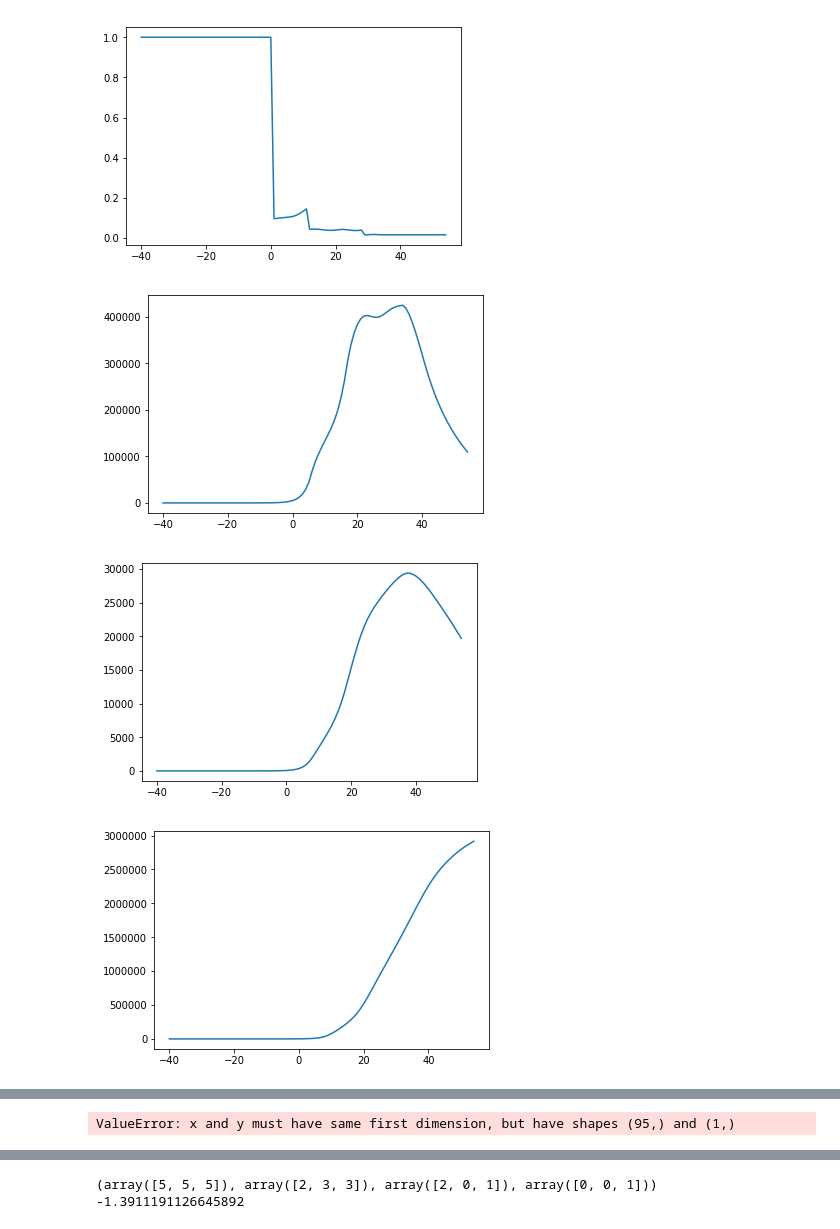
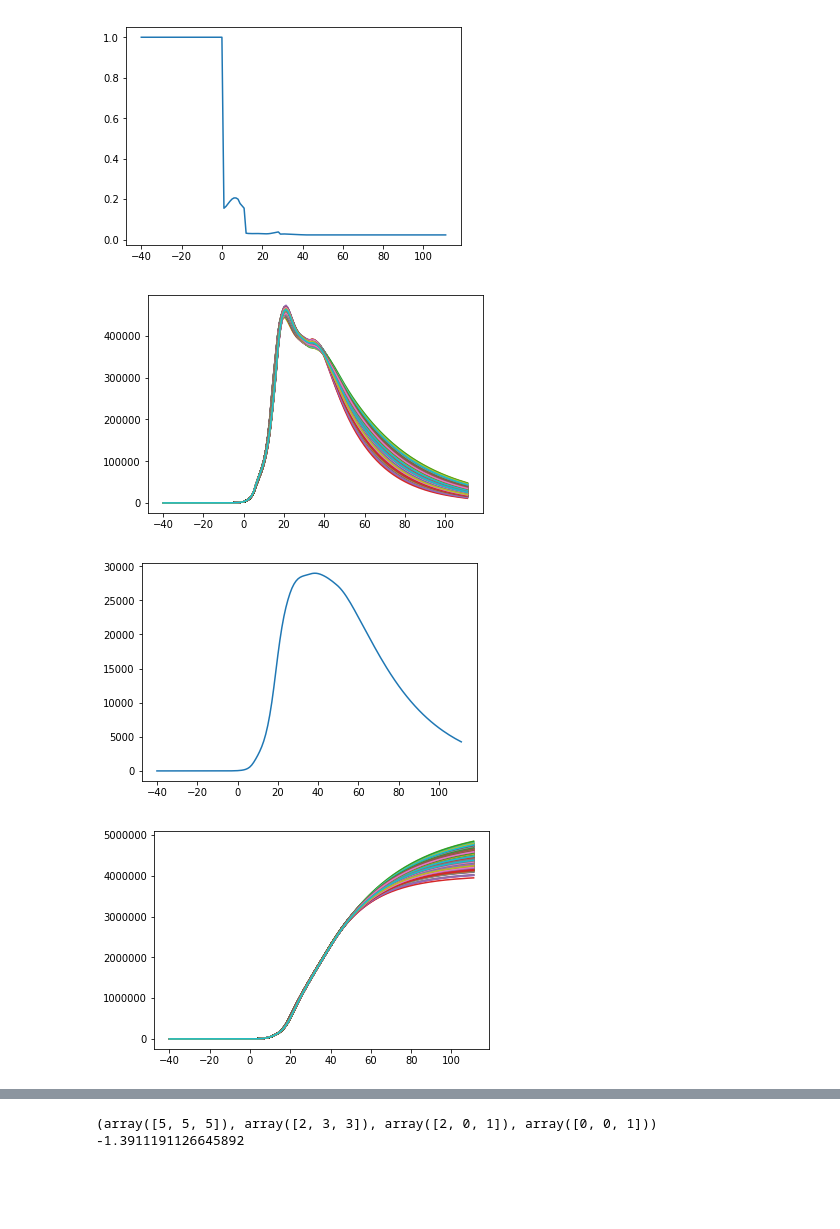
Before and after one commit to AndreasFinke/mcmc, a Jupyter notebook: notebooks/covid3.ipynb, the cells around one changed output, grey strips where cells are left out. Drawn from its saved outputs; the diff is of its cells as text; code cells hidden in the pictures; blank space fills up the shorter version.

```diff
--- a/notebooks/covid3.ipynb
+++ b/notebooks/covid3.ipynb
@@ -270,49 +357,61 @@ plt.semilogy(-chain.getLoglikes())
 # %%
 #plt.plot(time_all, chain.getMean("dead")[:] - np.mean(chain.getSamples("dead"),0))
 #plt.show()
+index = -1
+print(chain.getSamples("delay")[index])
+print(chain.getSamples("betaMild")[index])
+print(chain.getSamples("betaHigh")[index])
 
-print(chain.getSamples("delay")[-1])
-print(chain.getSamples("betaHigh")[-1])
-print(chain.getSamples("betaMild")[-1])
-print(chain.getSamples("discontinuousVals")[-1])
+print(chain.getSamples("discontinuousVals")[index])
 
-print(chain.getSamples("missedDeaths")[-1])
+print(chain.getSamples("missedDeaths")[index])
 
 
 plt.figure(figsize=(10,10))
-plt.plot(time_all, chain.getSamples("dead")[-1,:])
-print(chain.getSamples("dead")[-1,:])
-#for i in range(110):
-#    plt.plot(time_all, chain.getSamples("dead")[-1-35*i,:])
+plt.plot(time_all, chain.getSamples("dead")[index,:])
+print(chain.getSamples("dead")[index,:])
+for i in range(chain.getSamples("dead").shape[0]):
+    plt.plot(time_all, chain.getSamples("dead")[i,:])
 
 
 plt.errorbar(time_data, deaths_data, deaths_error)
-plt.xlim([-10, deaths_data.size+60])
+plt.xlim([-10, deaths_data.size+80])
 
 lims = plt.gca().get_xlim()
 i = np.where( (time_all > lims[0]) &  (time_all < lims[1]) )[0]
-plt.gca().set_ylim( chain.getMean("dead")[i].min(), chain.getMean("dead")[i].max() )
+plt.gca().set_ylim(chain.getSamples("dead")[index,i].min(), chain.getSamples("dead")[index,i].max() )
 
 plt.show()
 
 
-plt.plot(time_all, chain.getSamples("totalBehavior")[-1,:])
+plt.plot(time_all, chain.getSamples("totalBehavior")[index,:])
 plt.show()
 
-plt.plot(time_all, chain.getSamples("mild")[-1,:])
-plt.show()
-
-plt.plot(time_all, chain.getSamples("serious")[-1,:])
+plt.plot(time_all, chain.getSamples("mild")[index,:])
+for i in range(chain.getSamples("mild").shape[0]):
+    plt.plot(time_all, chain.getSamples("mild")[i,:])
 plt.show()
 
 
-plt.plot(time_all, chain.getSamples("recovered")[-1,:])
+
+for i in range(chain.getSamples("mild").shape[0]):
+    plt.plot(time_all, chain.getSamples("mild")[i,:])
 plt.show()
 
-plt.plot(time_all, nPop-chain.getSamples("recovered")[-1,:])
+plt.plot(time_all, chain.getSamples("serious")[index,:])
+plt.show()
+
+
+plt.plot(time_all, chain.getSamples("recovered")[index,:])
+for i in range(chain.getSamples("recovered").shape[0]):
+    plt.plot(time_all, chain.getSamples("recovered")[i,:])
+plt.show()
+
+plt.plot(time_all, nPop-chain.getSamples("recovered")[index,:])
 plt.show()
 
 print(chain.getSamples("R")[-1,:])
 plt.plot(time_all, chain.getSamples("R")[-1,:])
+plt.plot(time_all, np.ones(time_all.shape))
 plt.show()
 # %% [output]
@@ -337,4 +436,4 @@ plt.show()
-[figure, old version]
+[figure, new version]
-[figure, old version]
+[figure, new version]
-[figure, old version]
+[figure, new version]
-[figure, old version]
+[figure, new version]
@@ -343 +457,0 @@ plt.show()
-ValueError: x and y must have same first dimension, but have shapes (95,) and (1,)
```
Also changed, not shown: parts of 12 cells of this notebook, 2 other files.
